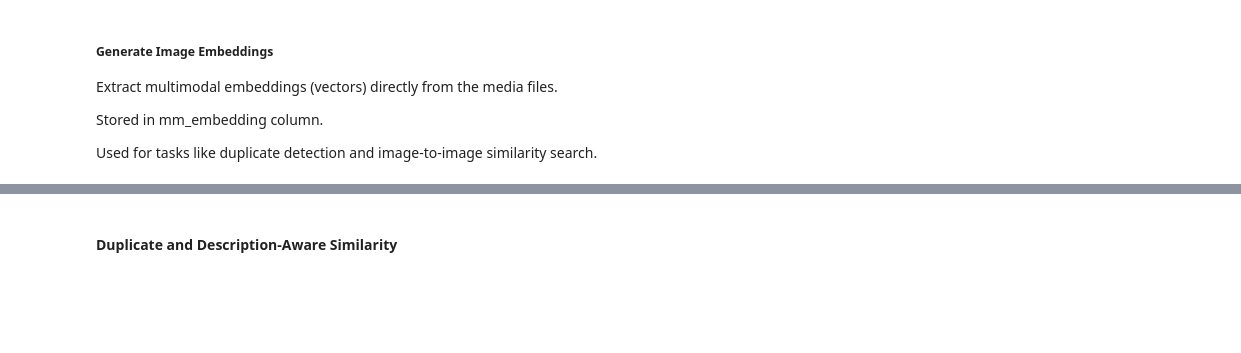
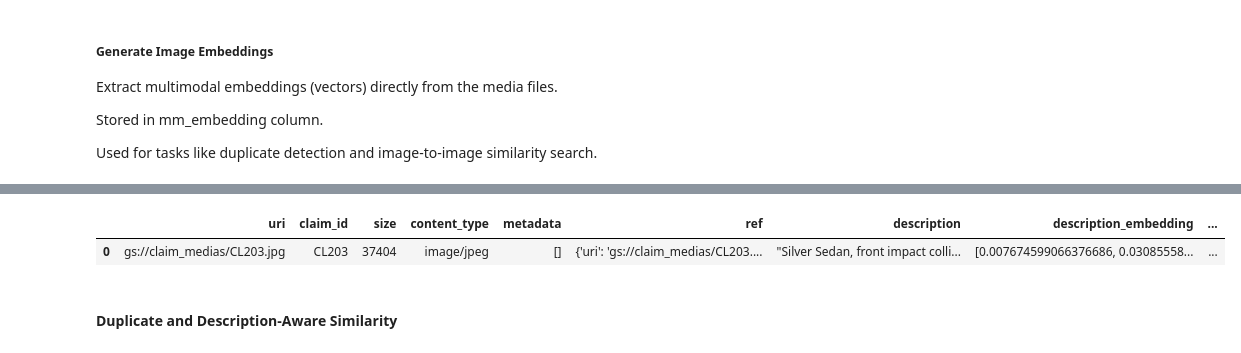
Before and after one commit to hongdnn/claimwise_ai, a Jupyter notebook: Viet_Data_Pioneers_Writeup.ipynb, the cells around one changed output, grey strips where cells are left out. Saved outputs shown, nothing was run; the diff lists cells and outputs as text; code cells hidden in the pictures; blank space fills up the shorter version.

```diff
--- a/Viet_Data_Pioneers_Writeup.ipynb
+++ b/Viet_Data_Pioneers_Writeup.ipynb
@@ -818,12 +807,16 @@ job.result()
 # %%
 current_claim_media_query = f"""
 SELECT *
 FROM `claimwise_db.claim_medias_embeddings`
 WHERE claim_id = '{claim_id}';
 """
 
 job = client.query(current_claim_media_query)
-job.result()
+df = job.result().to_dataframe()
+df
+# %% [output]
+|  | uri | claim_id | size | content_type | metadata | ref | description | description_embedding | ... |
+| 0 | gs://claim_medias/CL203.jpg | CL203 | 37404 | image/jpeg | [] | {'uri': 'gs://claim_medias/CL203.... | "Silver Sedan, front impact colli... | [0.007674599066376686, 0.03085558... | ... |
 # %% [markdown]
 ####  Duplicate and Description-Aware Similarity
 # %%
```
Also changed, not shown: parts of 53 cells of this notebook, 1 other file.
